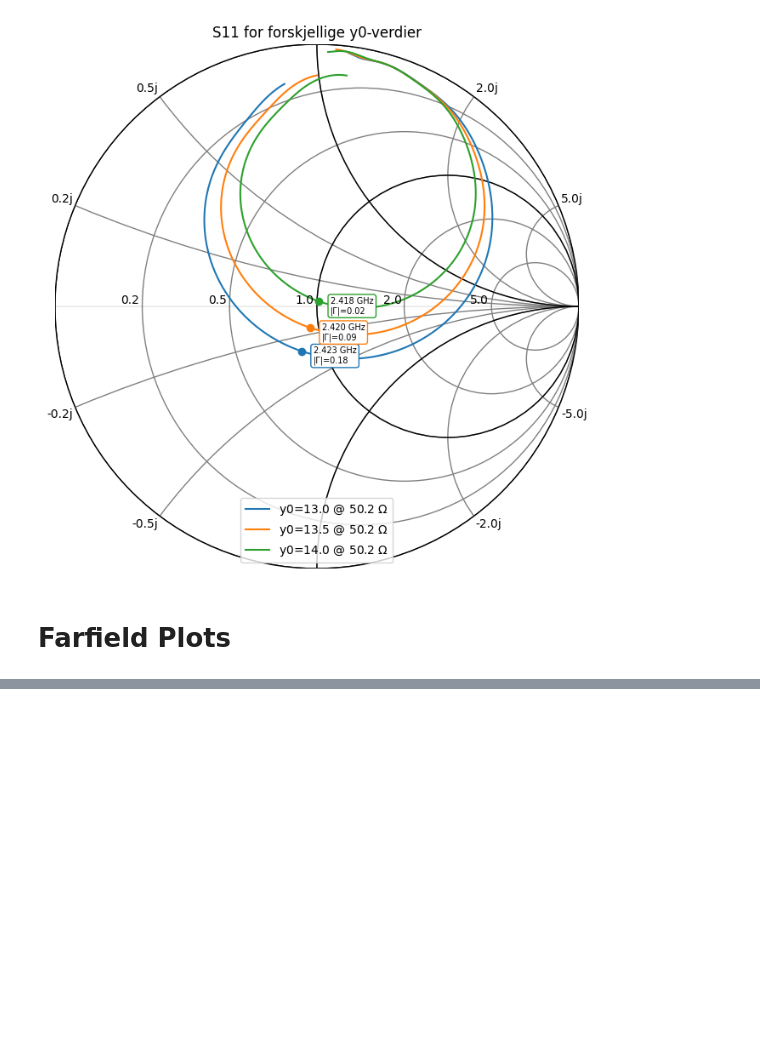
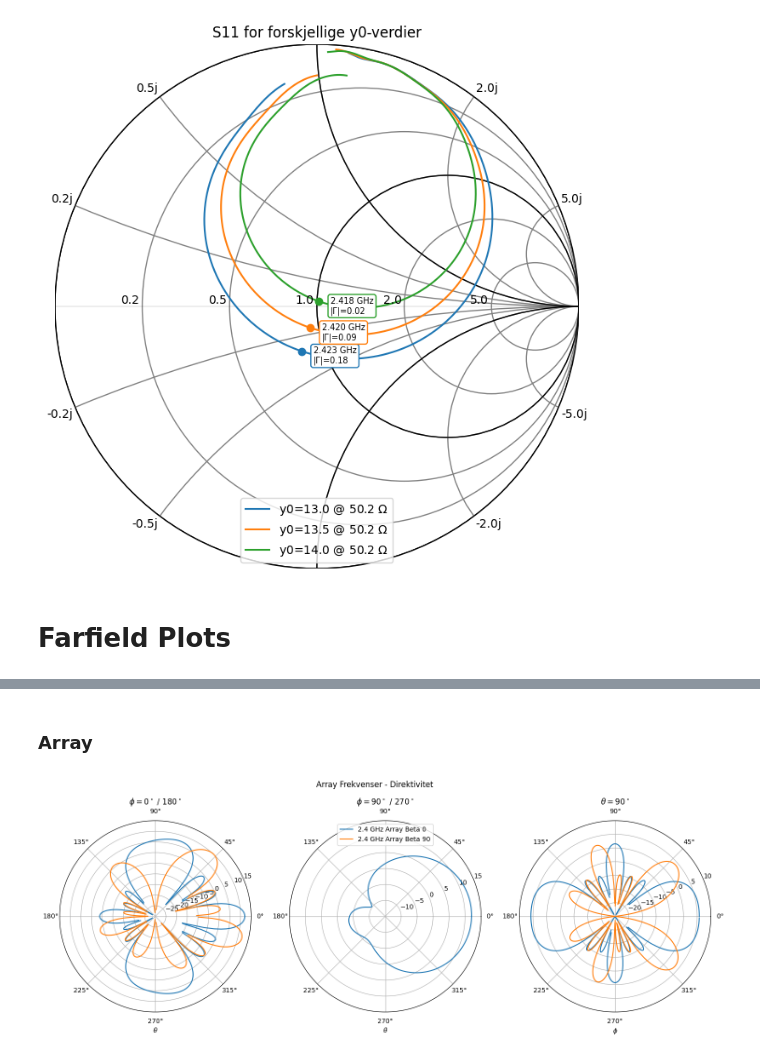
Before and after one commit to SkaugJr/TTT4215-Antenneteknikk, a Jupyter notebook: CST.ipynb, the cells around one changed output, grey strips where cells are left out. Drawn from its saved outputs; the diff is of its cells as text; code cells hidden in the pictures; blank space fills up the shorter version.

```diff
--- a/CST.ipynb
+++ b/CST.ipynb
@@ -257,0 +242,45 @@ plot_3d(datasets_array, "Abs(Dir.)[dBi]", "Array Frekvenser - Direktivitet", cma
+# %% [markdown]
+### Array
+# %%
+# Plotting av polar-diagrammer for array-frekvenser
+fig, ax = plt.subplots(1, 3, subplot_kw={'projection': 'polar'}, figsize=(18, 6))
+
+for freq, data in datasets_array.items():
+    # Del opp i E- og H-plan
+    e_plane1 = data[data["Phi [deg.]"].isin([0])]
+    e_plane2 = data[data["Phi [deg.]"].isin([180])].copy()
+    e_plane2["Theta [deg.]"] = 360 - e_plane2["Theta [deg.]"]
+    e_plane = pd.concat([e_plane1, e_plane2])
+
+    h_plane1 = data[data["Phi [deg.]"].isin([90])]
+    h_plane2 = data[data["Phi [deg.]"].isin([270])].copy()
+    h_plane2["Theta [deg.]"] = 360 - h_plane2["Theta [deg.]"]
+    h_plane = pd.concat([h_plane1, h_plane2])
+
+    # Sorter for å unngå streker mellom ikke-sammenhengende punkter
+    e_plane = e_plane.sort_values(by="Theta [deg.]")
+    h_plane = h_plane.sort_values(by="Theta [deg.]")
+    e2_plane = data[data["Theta [deg.]"].isin([90])]
+
+    # E-plan
+    ax[0].plot(np.radians(e_plane["Theta [deg.]"].values), e_plane["Abs(Dir.)[dBi]"].values, label=f"{freq}")
+    ax[0].set_title(r"$\phi = 0^\circ$ / $180^\circ$")
+    ax[0].set_xlabel(r"$\theta$")
+    ax[0].set_ylim(-30, 15)  # Tilpass r-aksen her
+
+    # H-plan
+    ax[1].plot(np.radians(h_plane["Theta [deg.]"].values), h_plane["Abs(Dir.)[dBi]"].values, label=f"{freq}")
+    ax[1].set_title(r"$\phi = 90^\circ$ / $270^\circ$")
+    ax[1].set_xlabel(r"$\theta$")
+    ax[1].set_ylim(-15, 15)  # Tilpass r-aksen her
+
+    ax[2].plot(np.radians(e2_plane["Phi [deg.]"].values), e2_plane["Abs(Dir.)[dBi]"].values, label=f"{freq}")
+    ax[2].set_title(r"$\theta = 90^\circ$")
+    ax[2].set_xlabel(r"$\phi$")
+    ax[2].set_ylim(-25, 10)  # Tilpass r-aksen her
+
+ax[1].legend(loc='upper center')
+plt.suptitle("Array Frekvenser - Direktivitet")
+plt.show()
+# %% [output]
+[figure, added]
```
Also changed, not shown: parts of 11 cells of this notebook.
